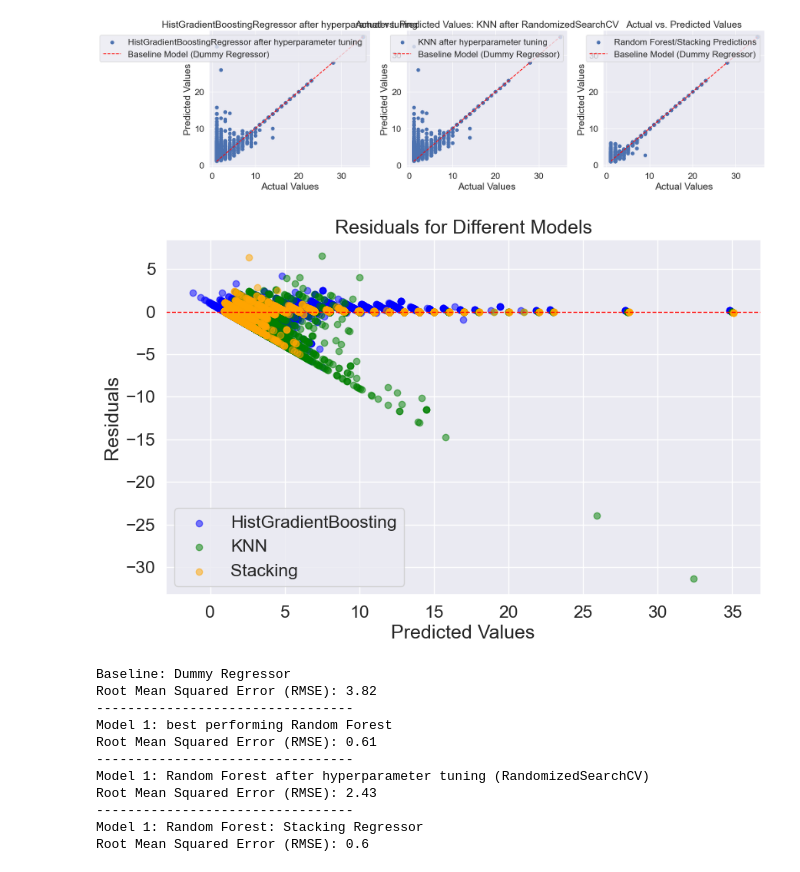
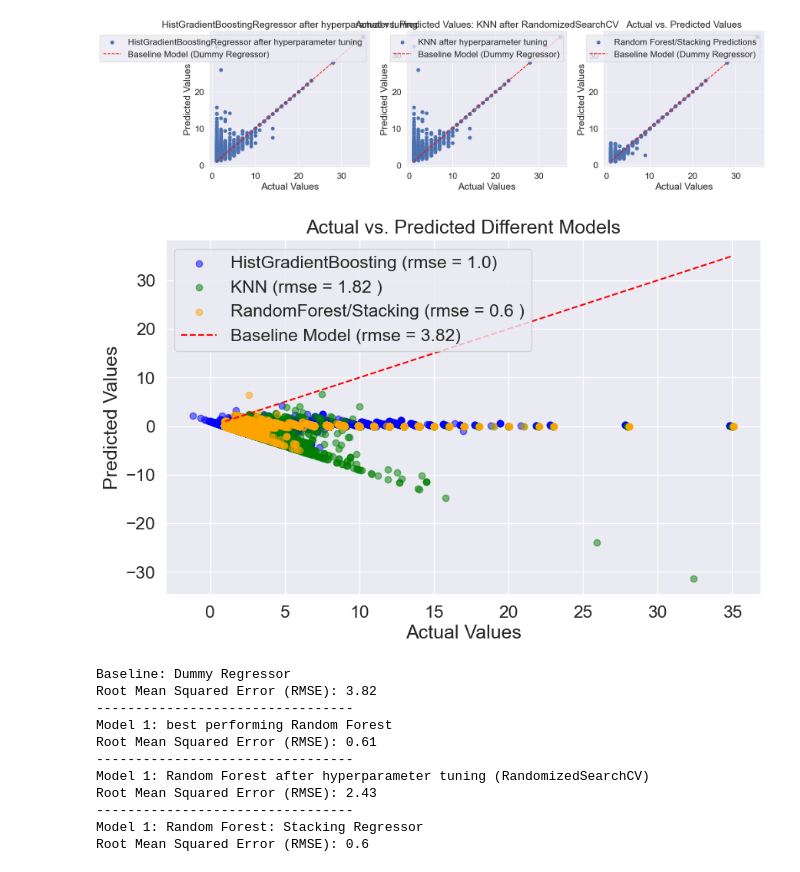
Before and after one commit to eigenaarti2/Ninja-Turtles, a Jupyter notebook: Baseline_new_start_drop_numerical.ipynb, the cells around one changed output. Drawn from its saved outputs; the diff is of its cells as text; code cells hidden in the pictures.

Commit message:
comparison plot all

```diff
--- a/Baseline_new_start_drop_numerical.ipynb
+++ b/Baseline_new_start_drop_numerical.ipynb
@@ -1254,35 +1254,36 @@ R-squared (R2) Score: 0.77
 # %%
 import matplotlib.pyplot as plt
 import numpy as np
 
 # Calculate the residuals for each model
 residuals_hist = y_test - y_pred_hist_rs
 residuals_knn = y_test - y_pred_test_knn_rs
 residuals_stacking = y_test - y_pred_stacking
 
 # Create a figure and axis
 fig, ax = plt.subplots(figsize=(10, 6))
 
 # Plot the residuals for each model with different colors
-ax.scatter(y_pred_hist_rs, residuals_hist, label='HistGradientBoosting', alpha=0.5, color='blue')
-ax.scatter(y_pred_test_knn_rs, residuals_knn, label='KNN', alpha=0.5, color='green')
-ax.scatter(y_pred_stacking, residuals_stacking, label='Stacking', alpha=0.5, color='orange')
+ax.scatter(y_pred_hist_rs, residuals_hist, label='HistGradientBoosting (rmse = 1.0)', alpha=0.5, color='blue')
+ax.scatter(y_pred_test_knn_rs, residuals_knn, label='KNN (rmse = 1.82 )', alpha=0.5, color='green')
+ax.scatter(y_pred_stacking, residuals_stacking, label='RandomForest/Stacking (rmse = 0.6 )', alpha=0.5, color='orange')
 
-# Add horizontal line at y=0 for reference
-ax.axhline(y=0, color='red', linestyle='--', linewidth=1)
+# Add the baseline model line to the existing plot
+ax.plot(baseline_line, baseline_line, color='red', linestyle='--', label='Baseline Model (rmse = 3.82)')
+
 
 # Set labels and title
-ax.set_xlabel("Predicted Values")
-ax.set_ylabel("Residuals")
-ax.set_title("Residuals for Different Models")
+ax.set_xlabel("Actual Values")
+ax.set_ylabel("Predicted Values")
+ax.set_title("Actual vs. Predicted Different Models")
 
 # Add legend
-ax.legend()
+ax.legend(loc='upper left')
 
 # Show the plot
 plt.show()
 # %% [output]
-[figure, old version]
+[figure, new version]
 # %%
 print("Baseline: Dummy Regressor ")
 print_rmse(y_test, y_pred_dr)
```
Also changed, not shown: parts of 1 cell of this notebook, 2 other files.
